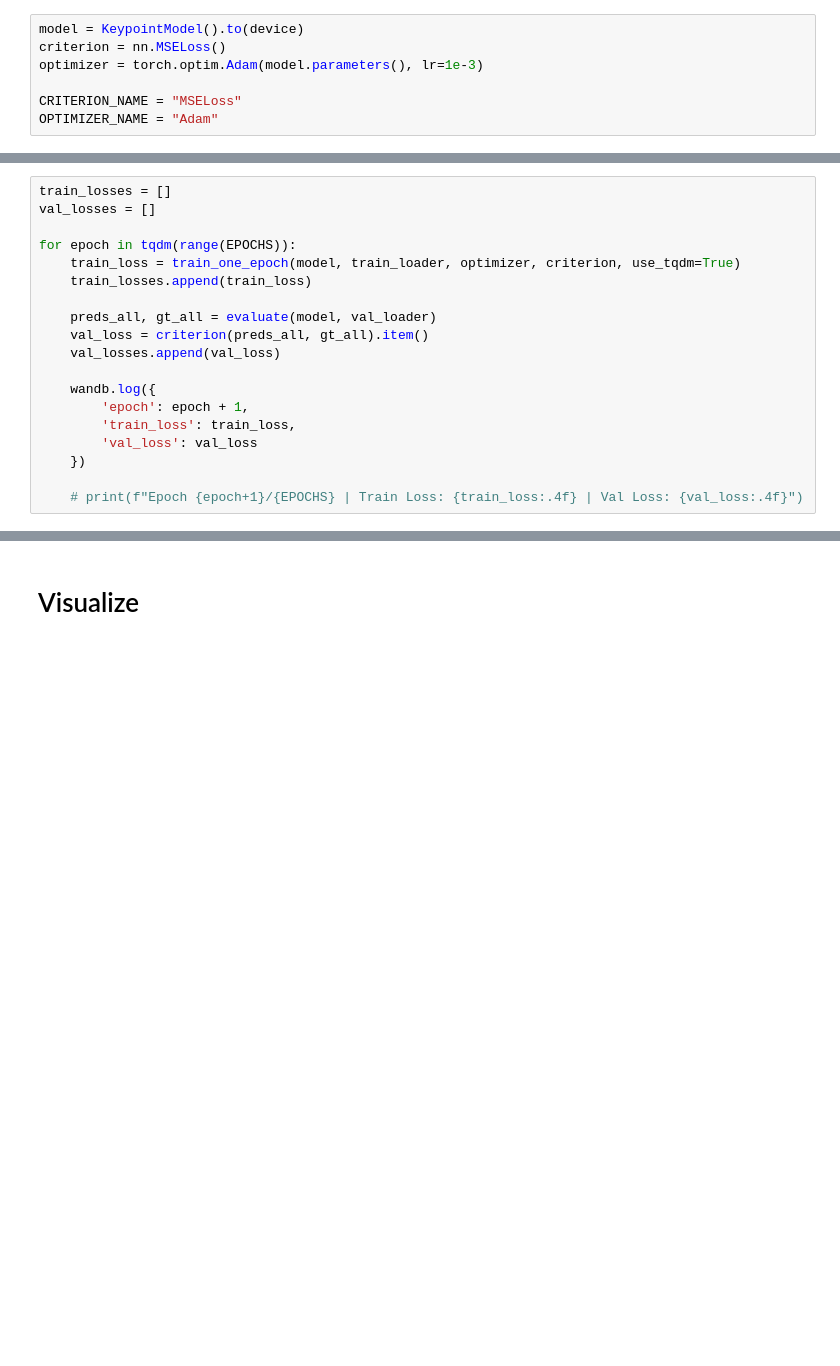
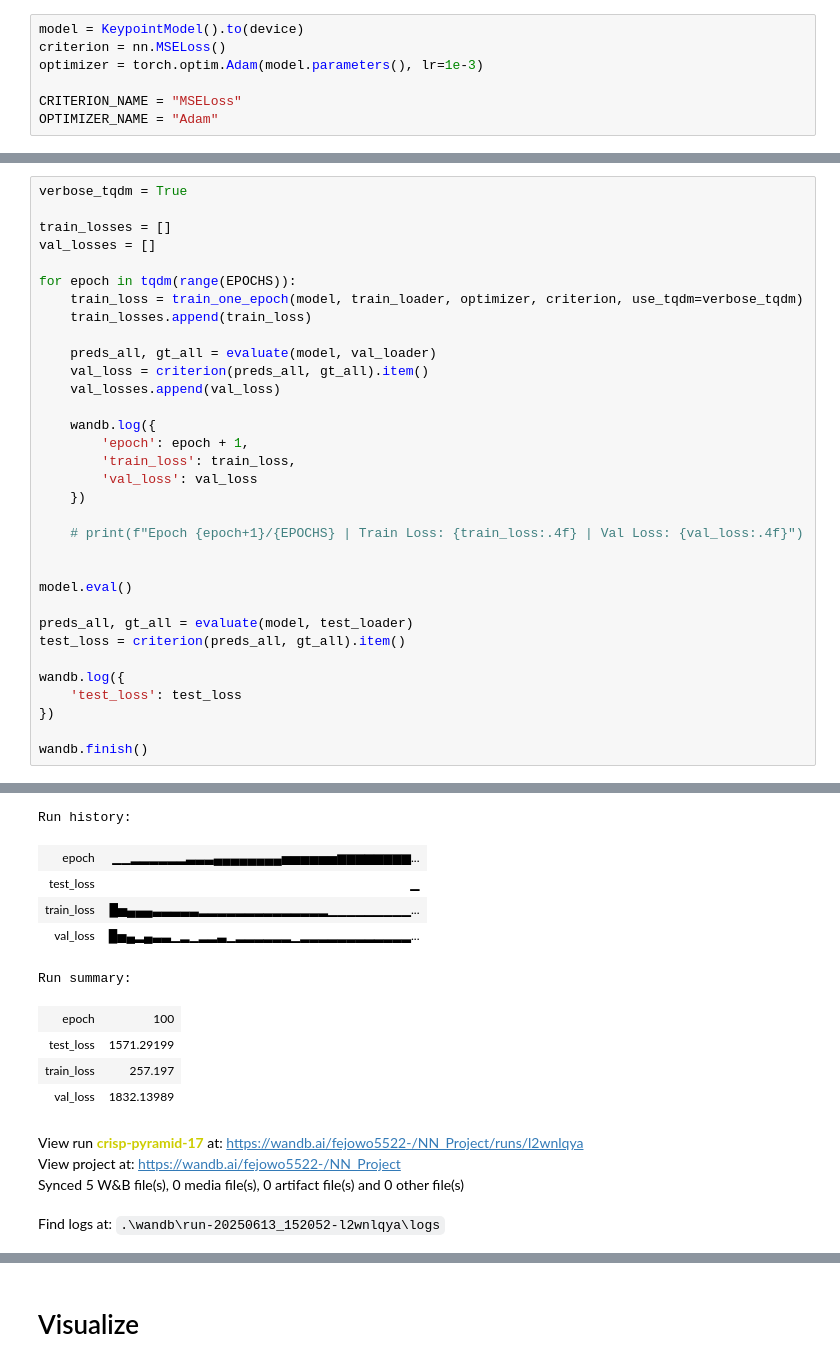
Before and after one commit to MaciejDengusiak/NN-Project, a Jupyter notebook: keypoints.ipynb, the cells around one changed output, grey strips where cells are left out. Saved outputs shown, nothing was run; the diff lists cells and outputs as text; blank space fills up the shorter version.

Commit message:
Update small training tweaks

```diff
--- a/keypoints.ipynb
+++ b/keypoints.ipynb
@@ -362,10 +431,12 @@ View run at https://wandb.ai/fejowo5522-/NN_Project/runs/qdyf7w70
 <wandb.sdk.wandb_run.Run at 0x...>
 # %%
+verbose_tqdm = True
+
 train_losses = []
 val_losses = []
 
 for epoch in tqdm(range(EPOCHS)):
-    train_loss = train_one_epoch(model, train_loader, optimizer, criterion, use_tqdm=True)
+    train_loss = train_one_epoch(model, train_loader, optimizer, criterion, use_tqdm=verbose_tqdm)
     train_losses.append(train_loss)
 
     preds_all, gt_all = evaluate(model, val_loader)
@@ -379,3 +450,16 @@ for epoch in tqdm(range(EPOCHS)):
     })
 
     # print(f"Epoch {epoch+1}/{EPOCHS} | Train Loss: {train_loss:.4f} | Val Loss: {val_loss:.4f}")
+
+
+model.eval()
+
+preds_all, gt_all = evaluate(model, test_loader)
+test_loss = criterion(preds_all, gt_all).item()
+
+wandb.log({
+    'test_loss': test_loss
+})
+
+wandb.finish()
+# %% [output]
@@ -381,0 +467,14 @@ for epoch in tqdm(range(EPOCHS)):
+Run history:
+| epoch | ▁▁▂▂▂▂▂▂▃▃▃▄▄▄▄▄▄▄▄▅▅▅▅▅▅▆▆▆▆▆▆▆▆... |
+| test_loss | ▁ |
+| train_loss | █▅▄▄▄▃▃▃▃▃▂▂▂▂▂▂▂▂▂▂▂▂▂▂▁▁▁▁▁▁▁▁▁... |
+| val_loss | █▅▄▂▄▃▃▁▂▁▂▂▃▁▂▂▂▂▂▂▁▂▂▂▂▂▂▂▂▂▂▂▂... |
+Run summary:
+| epoch | 100 |
+| test_loss | 1571.29199 |
+| train_loss | 257.197 |
+| val_loss | 1832.13989 |
+View run crisp-pyramid-17 at: https://wandb.ai/fejowo5522-/NN_Project/runs/l2wnlqya
+View project at: https://wandb.ai/fejowo5522-/NN_Project
+Synced 5 W&B file(s), 0 media file(s), 0 artifact file(s) and 0 other file(s)
+Find logs at: .\wandb\run-20250613_152052-l2wnlqya\logs
```
Also changed, not shown: parts of 13 cells of this notebook.
